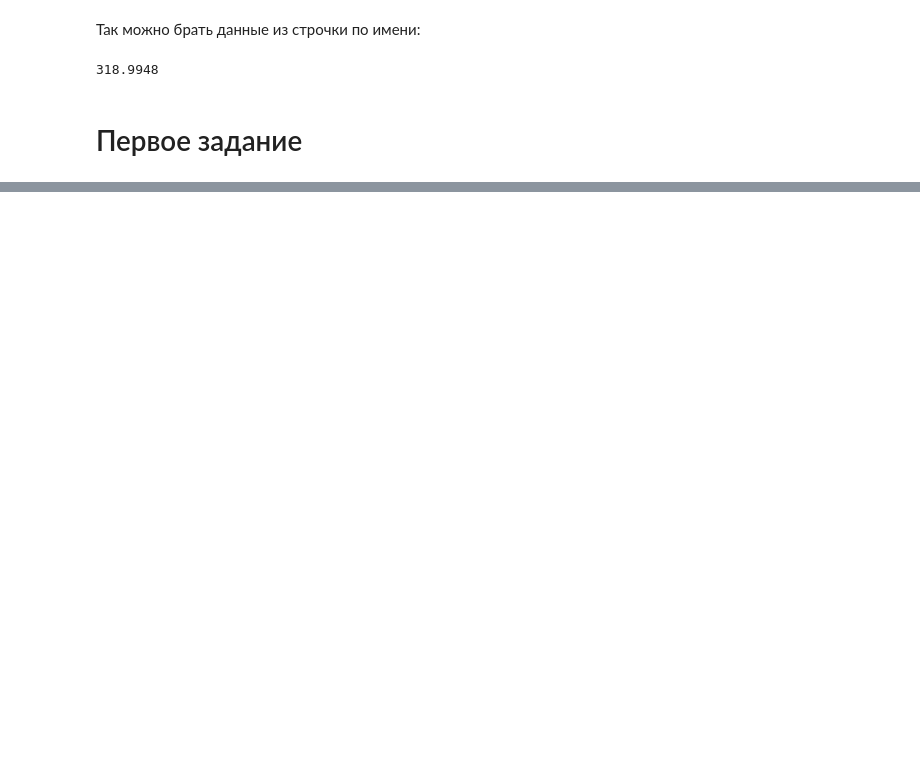
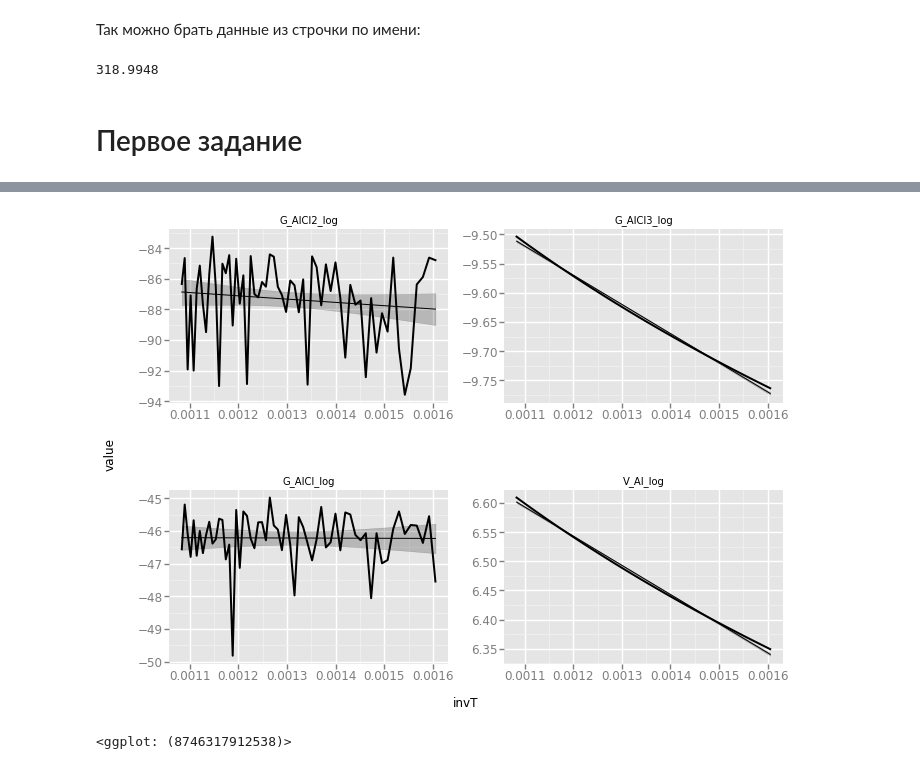
Before and after one commit to zerogerc/algan_modeling, a Jupyter notebook: Modeling.ipynb, the cells around one changed output, grey strips where cells are left out. Saved outputs shown, nothing was run; the diff lists cells and outputs as text; code cells hidden in the pictures; blank space fills up the shorter version.

```diff
--- a/Modeling.ipynb
+++ b/Modeling.ipynb
@@ -77,7 +83,7 @@ def calcPhi(ind, t):
     data = row_data.loc[ind]
     x = t / 10**4
 
-    return data.f1 + data.f2 * math.log(x) + data.f3 / x**2 + data.f4 / x + data.f5 * x + data.f6 * x**2 + data.f7 * x**3
+    return data.f1 + data.f2 * np.log(x) + data.f3 / x**2 + data.f4 / x + data.f5 * x + data.f6 * x**2 + data.f7 * x**3
 
 
 """
@@ -94,17 +100,17 @@ Pa = 100000 # атмосферное давление
 
 def calcK1(t):
     deltaG1 = 2 * calcG('Al', t) + 2 * calcG('HCl', t) - 2 * calcG('AlCl', t) - calcG('H2', t)
-    return math.exp(-deltaG1 / (R * t)) / Pa
+    return np.exp(-deltaG1 / (R * t)) / Pa
 
 
 def calcK2(t):
     deltaG2 = calcG('Al', t) + 2 * calcG('HCl', t) - calcG('AlCl2', t) - calcG('H2', t)
-    return math.exp(-deltaG2 / (R * t))
+    return np.exp(-deltaG2 / (R * t))
 
 
 def calcK3(t):
     deltaG3 = calcG('Al', t) - 2 * calcG('AlCl3', t) - 3 * calcG('H2', t) + 6 * calcG('HCl', t)
-    return math.exp(-deltaG3 / (R * t)) * Pa
+    return np.exp(-deltaG3 / (R * t)) * Pa
 # %% [markdown]
 # Первое задание
 # %%
@@ -140,0 +172,18 @@ calcPg('N2')
+# %%
+def newton_solve(T, epsilon=1e-12):
+    system, jacobian, variables = make_system(T=T)
+    # TODO: think about gaussian std
+    x = np.random.normal(0., 1., 5).tolist()
+    delta = 1
+    nstep = 0
+    while np.linalg.norm(delta) > epsilon:
+        delta = sp.linalg.lu_solve(sp.linalg.lu_factor(jacobian(*x)), -system(*x))
+        x = delta.flatten() + x
+        nstep += 1
+    # evaluate error: residual sum of absulute values F(x)
+    rsa = np.abs(system(*x.tolist())).sum()
+    return x, rsa, nstep
+# %%
+print('One of solutions:')
+system, jacobian, variables = make_system(350 + 273)
+dict(zip(variables, newton_solve(350 + 273)[0]))
@@ -140,0 +257,16 @@ calcPg('N2')
+# %%
+newton_benchmark['invT'] = 1 / newton_benchmark.T_
+newton_benchmark['V_Al_log'] = np.log(np.abs(newton_benchmark.V_Al))
+newton_benchmark['G_AlCl_log'] = np.log(np.abs(newton_benchmark.G_AlCl))
+newton_benchmark['G_AlCl2_log'] = np.log(np.abs(newton_benchmark.G_AlCl2))
+newton_benchmark['G_AlCl3_log'] = np.log(np.abs(newton_benchmark.G_AlCl3))
+newton_df = pd.melt(newton_benchmark[['invT', 'V_Al_log', 'G_AlCl_log',
+                                      'G_AlCl2_log', 'G_AlCl2_log', 'G_AlCl3_log']], id_vars=['invT'])
+# %%
+ggplot(aes(x = 'invT', y = 'value'), newton_df) + \
+    geom_line(size=2, f='red') + \
+    stat_smooth(method='lm') + \
+    facet_wrap('variable', scales='free')
+# %% [output]
+[figure, added]
+<ggplot: (8746317912538)>
```
Also changed, not shown: parts of 8 cells of this notebook.
